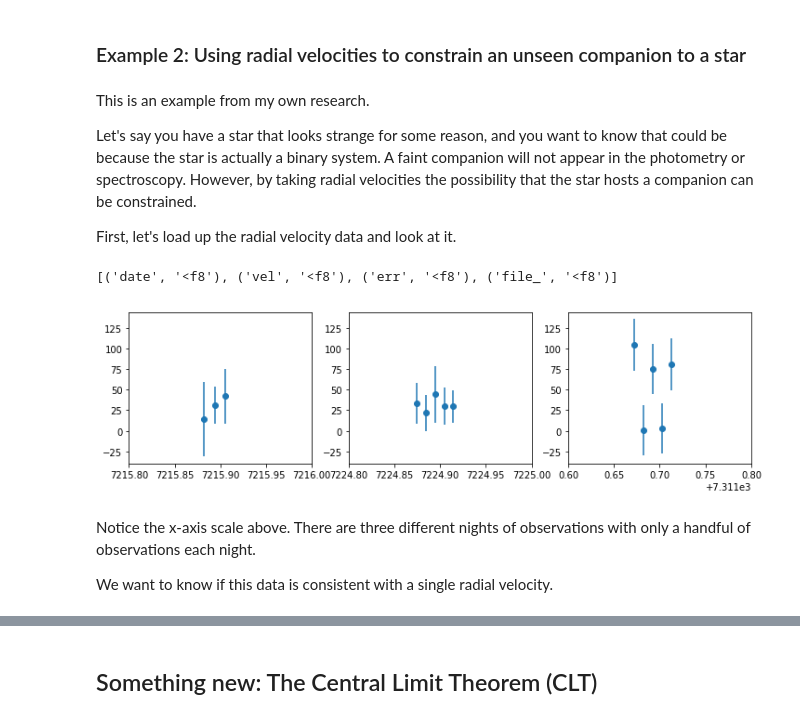
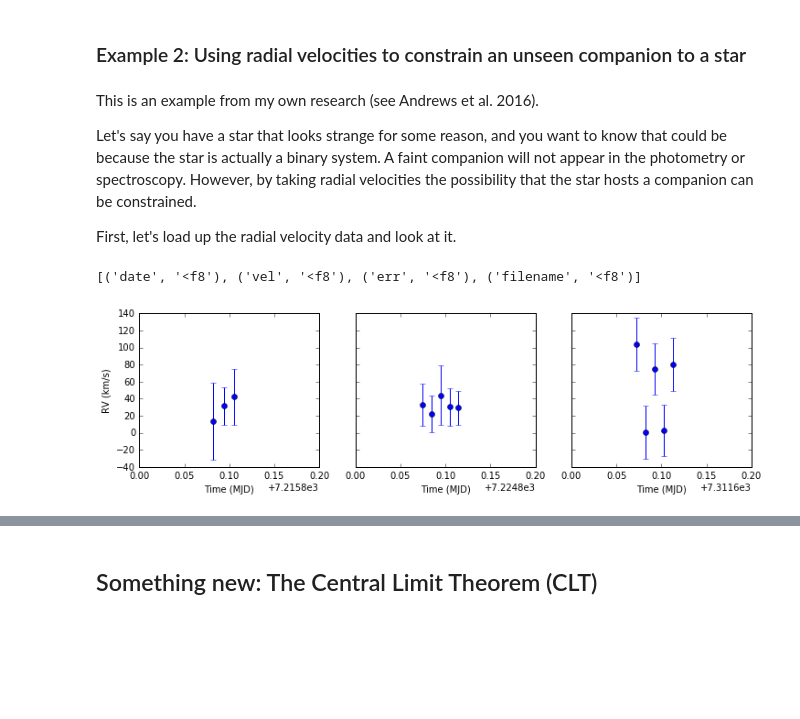
Before and after one commit to astroJeff/SMAC, a Jupyter notebook: Week_3/Distributions Continued - answer key.ipynb, the cells around one changed output, grey strips where cells are left out. Drawn from its saved outputs; the diff is of its cells as text; code cells hidden in the pictures; blank space fills up the shorter version.

Commit message:
Updated Week 3 notebook

```diff
--- a/Week_3/Distributions Continued - answer key.ipynb
+++ b/Week_3/Distributions Continued - answer key.ipynb
@@ -139,34 +139,59 @@ p-value = 0.497342335314
 # %% [markdown]
 ### Example 2: Using radial velocities to constrain an unseen companion to a star
 # %% [markdown]
-This is an example from my own research.
+This is an example from my own research (see Andrews et al. 2016).
 
 Let's say you have a star that looks strange for some reason, and you want to know that could be because the star is actually a binary system. A faint companion will not appear in the photometry or spectroscopy. However, by taking radial velocities the possibility that the star hosts a companion can be constrained.
 
 First, let's load up the radial velocity data and look at it.
 # %%
-RV = np.genfromtxt(folder + "RV_sample.dat", names=True)
+folder = "../data/Week_3/"
 
-print(RV.dtype)
+RV_1 = np.genfromtxt(folder + "RV_sample_1.dat", names=True)
+
+print(RV_1.dtype)
 # %% [output]
-[('date', '<f8'), ('vel', '<f8'), ('err', '<f8'), ('file_', '<f8')]
+[('date', '<f8'), ('vel', '<f8'), ('err', '<f8'), ('filename', '<f8')]
-# %%
-fig, ax = plt.subplots(1, 3, figsize=(12,3))
-
-ax[0].errorbar(RV["date"], RV['vel'], yerr=RV['err'], fmt='o')
-ax[0].set_xlim(7215.8, 7216)
-
-ax[1].errorbar(RV["date"], RV['vel'], yerr=RV['err'], fmt='o')
-ax[1].set_xlim(7224.8, 7225.0)
-
-ax[2].errorbar(RV["date"], RV['vel'], yerr=RV['err'], fmt='o')
-ax[2].set_xlim(7311.6, 7311.8)
-
-
-plt.show()
-# %% [output]
-[figure, removed]
-# %% [markdown]
-Notice the x-axis scale above. There are three different nights of observations with only a handful of observations each night.
-
-We want to know if this data is consistent with a single radial velocity.
+# %%
+# Our RV plotting script
+
+def generate_RV_plot(times, RV, RV_err, xmin=None, xmax=None, color='k', ax=None,
+                     xlabel=None, ylabel=None, label=None):
+
+    if ax is None:
+        if label is None:
+            plt.errorbar(times, RV, yerr=RV_err, fmt='o', color=color)
+        else:
+            plt.errorbar(times, RV, yerr=RV_err, fmt='o', color=color, label=label)
+
+        if xmin is not None and xmax is not None: plt.xlim(xmin, xmax)
+        if xlabel is not None: plt.xlabel(xlabel)
+        if ylabel is not None: plt.ylabel(ylabel)
+
+    else:
+        if label is None:
+            ax.errorbar(times, RV, yerr=RV_err, fmt='o', color=color)
+        else:
+            ax.errorbar(times, RV, yerr=RV_err, fmt='o', color=color, label=label)
+
+        if xmin is not None and xmax is not None: ax.set_xlim(xmin,xmax)
+        if xlabel is not None: ax.set_xlabel(xlabel)
+        if ylabel is not None: ax.set_ylabel(ylabel)
+# %%
+# Now, we plot the three different sets of observations
+
+fig, ax = plt.subplots(1, 3, figsize=(12,3), sharey=True)
+
+# First observation
+generate_RV_plot(RV_1["date"], RV_1['vel'], RV_1['err'], xmin=7215.8, xmax=7216.0, color='b',
+                 ax=ax[0], xlabel='Time (MJD)', ylabel='RV (km/s)')
+
+# Second observation
+generate_RV_plot(RV_1["date"], RV_1['vel'], RV_1['err'], xmin=7224.8, xmax=7225.0, color='b',
+                 ax=ax[1], xlabel='Time (MJD)')
+
+# Third observation
+generate_RV_plot(RV_1["date"], RV_1['vel'], RV_1['err'], xmin=7311.6, xmax=7311.8, color='b',
+                 ax=ax[2], xlabel='Time (MJD)')
+# %% [output]
+[figure, added]
```
Also changed, not shown: parts of 21 cells of this notebook, 2 other files.
